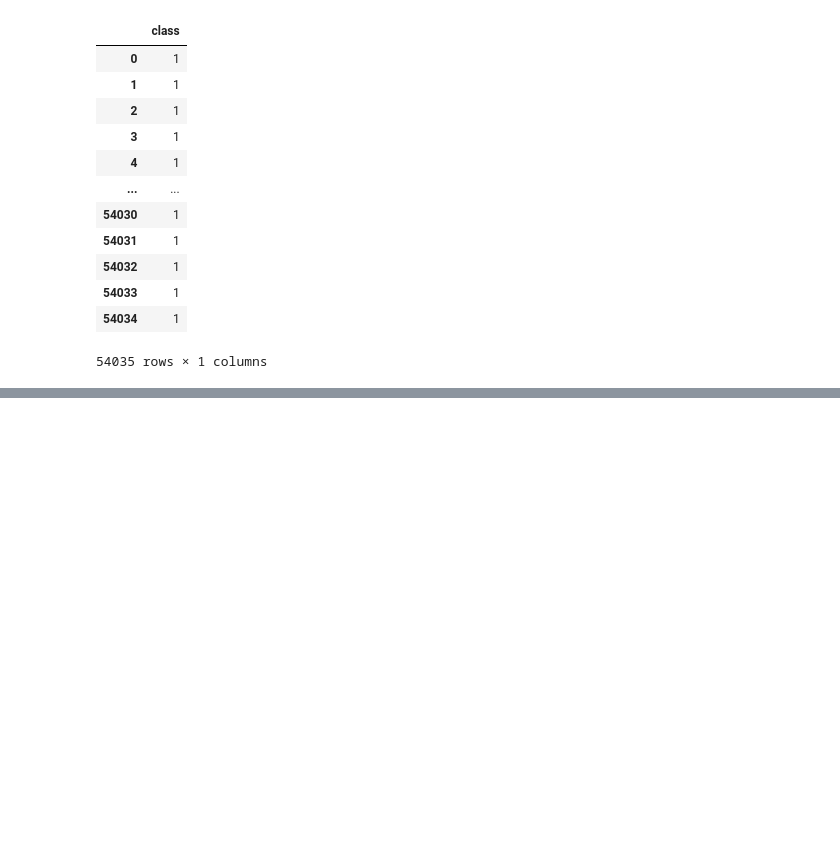
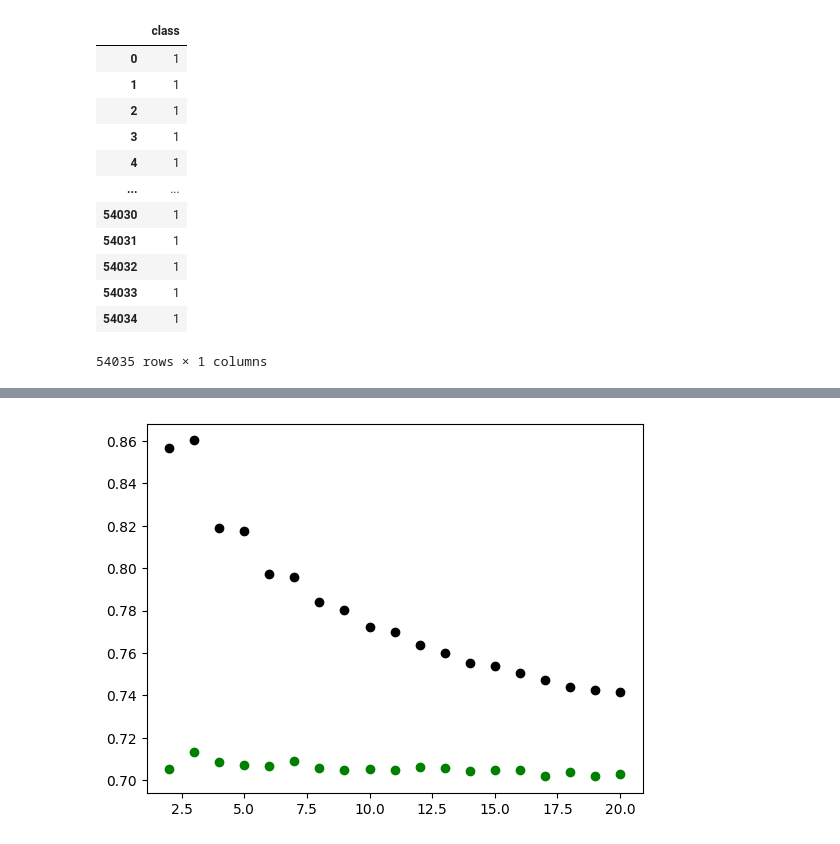
Before and after one commit to hiendamvan/mushroom_edible_classification, a Jupyter notebook: Analyze_data.ipynb, the cells around one changed output, grey strips where cells are left out. Drawn from its saved outputs; the diff is of its cells as text; code cells hidden in the pictures; blank space fills up the shorter version.

```diff
--- a/Analyze_data.ipynb
+++ b/Analyze_data.ipynb
@@ -182,7 +182,7 @@ X_train, X_test, y_train, y_test = train_test_split(data, y, test_size=0.3, rand
 # %%
 from sklearn.neighbors import KNeighborsClassifier
 # Phân loại KNN với n_neighbors = 10 và weights = uniform
-KNNClassifierModel = KNeighborsClassifier(n_neighbors= 10,weights ='uniform', algorithm='auto')
+KNNClassifierModel = KNeighborsClassifier()
 KNNClassifierModel.fit(X_train, y_train)
 print('KNNClassifierModel Train Score is : ' , KNNClassifierModel.score(X_train, y_train))
 print('KNNClassifierModel Test Score is : ' , KNNClassifierModel.score(X_test, y_test))
@@ -191,0 +205,16 @@ KNNClassifierModel Test Score is :  0.7053235457405466
+# %%
+K = []
+training = []
+test = []
+scores = {}
+for k in range(2, 21):
+    knn_2 = KNeighborsClassifier(n_neighbors = k)
+    knn_2.fit(X_train, y_train)
+
+    training_score = knn_2.score(X_train, y_train)
+    test_score = knn_2.score(X_test, y_test)
+    K.append(k)
+
+    training.append(training_score)
+    test.append(test_score)
+    scores[k] = [training_score, test_score]
@@ -191,0 +245,7 @@ KNNClassifierModel Test Score is :  0.7053235457405466
+# %%
+plt.scatter(x=K, y=training, color ='k')
+plt.scatter(x=K, y=test, color ='g')
+plt.show()
+# For overlapping scatter plots
+# %% [output]
+[figure, added]
```
Also changed, not shown: parts of 17 cells of this notebook.
